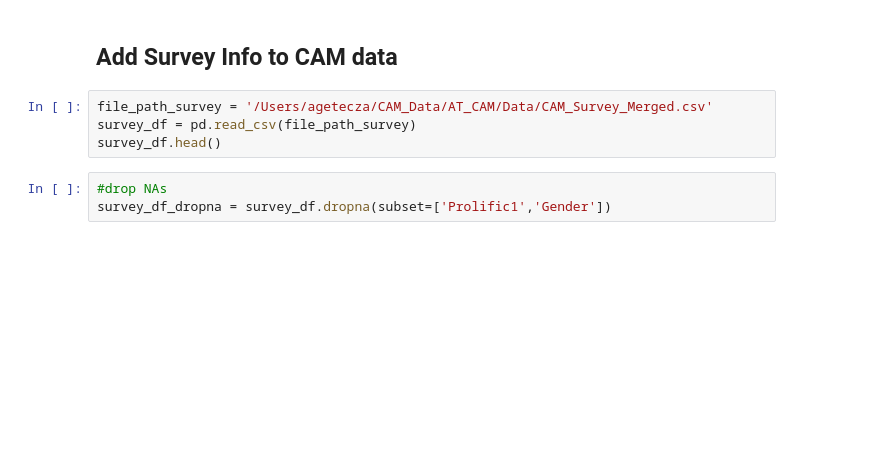
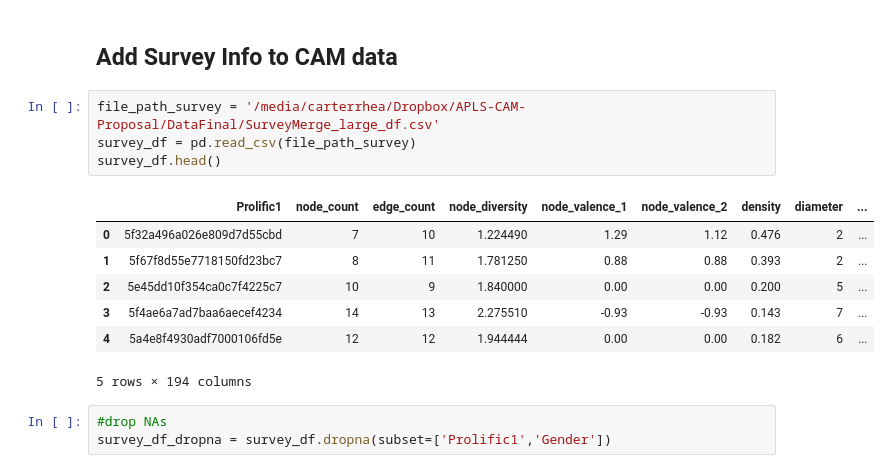
Before and after one commit to crhea93/CAM_binder, a Jupyter notebook: AT_CAM.ipynb, the cells around one changed output. Saved outputs shown, nothing was run; the diff lists cells and outputs as text; blank space fills up the shorter version.

```diff
--- a/AT_CAM.ipynb
+++ b/AT_CAM.ipynb
@@ -494,9 +524,17 @@ G = nx.gnp_random_graph(n,p) density varies
 # %% [markdown]
 ## Add Survey Info to CAM data
 # %%
-file_path_survey = '/Users/agetecza/CAM_Data/AT_CAM/Data/CAM_Survey_Merged.csv'
+file_path_survey = '/media/carterrhea/Dropbox/APLS-CAM-Proposal/DataFinal/SurveyMerge_large_df.csv'
 survey_df = pd.read_csv(file_path_survey)
 survey_df.head()
+# %% [output]
+|  | Prolific1 | node_count | edge_count | node_diversity | node_valence_1 | node_valence_2 | density | diameter | ... |
+| 0 | 5f32a496a026e809d7d55cbd | 7 | 10 | 1.224490 | 1.29 | 1.12 | 0.476 | 2 | ... |
+| 1 | 5f67f8d55e7718150fd23bc7 | 8 | 11 | 1.781250 | 0.88 | 0.88 | 0.393 | 2 | ... |
+| 2 | 5e45dd10f354ca0c7f4225c7 | 10 | 9 | 1.840000 | 0.00 | 0.00 | 0.200 | 5 | ... |
+| 3 | 5f4ae6a7ad7baa6aecef4234 | 14 | 13 | 2.275510 | -0.93 | -0.93 | 0.143 | 7 | ... |
+| 4 | 5a4e8f4930adf7000106fd5e | 12 | 12 | 1.944444 | 0.00 | 0.00 | 0.182 | 6 | ... |
+5 rows × 194 columns
 # %%
 #drop NAs
 survey_df_dropna = survey_df.dropna(subset=['Prolific1','Gender'])
```
Also changed, not shown: parts of 13 cells of this notebook.
